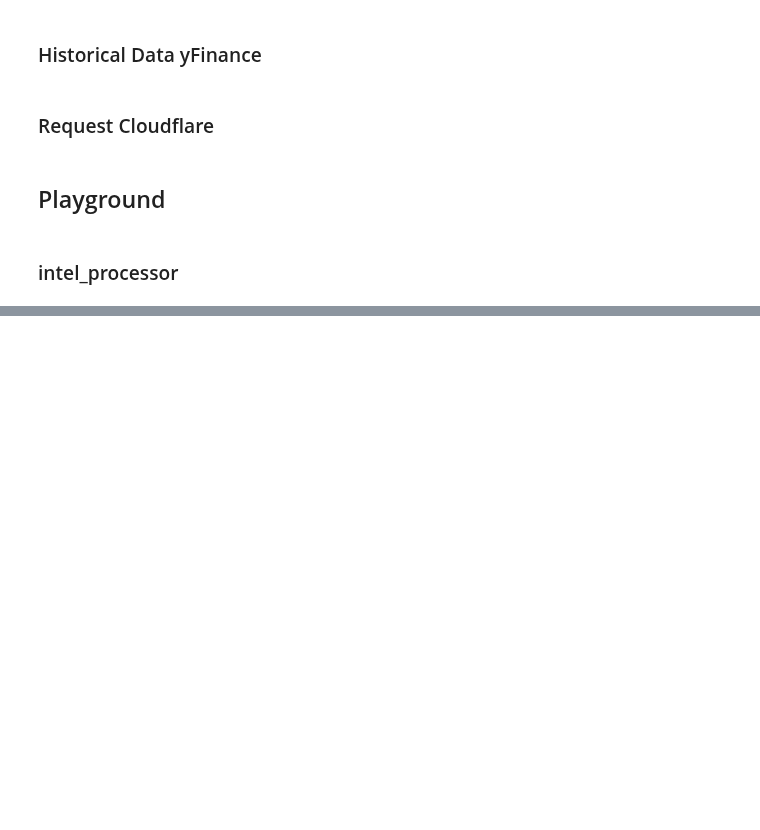
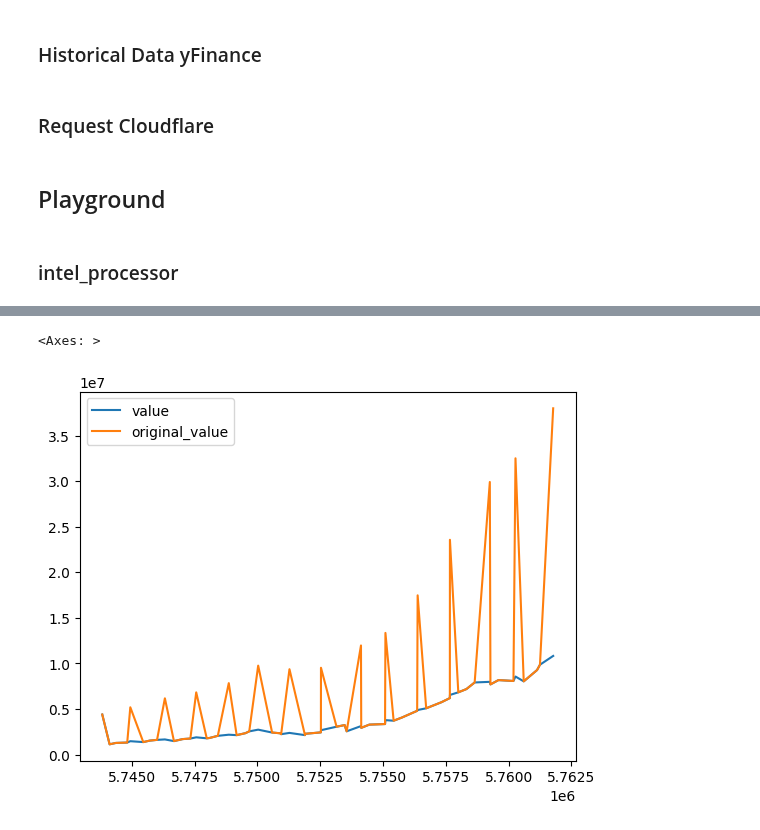
Before and after one commit to faustostangler/FLY_OLD, a Jupyter notebook: playground.ipynb, the cells around one changed output, grey strips where cells are left out. Saved outputs shown, nothing was run; the diff lists cells and outputs as text; code cells hidden in the pictures; blank space fills up the shorter version.

Commit message:
statements_processor per company

```diff
--- a/playground.ipynb
+++ b/playground.ipynb
@@ -533,0 +501,3 @@ Empresa: 515. TELEMAR NORTE LESTE SA - 4609 linhas
+# %%
+csv_norm = r"D:\Fausto Stangler\Documentos\Python\FLY\tbl_statements_normalized.csv"
+df_norm = pd.read_csv(csv_norm)
@@ -533,0 +524,15 @@ Empresa: 515. TELEMAR NORTE LESTE SA - 4609 linhas
+# %%
+company_name = 'WEG SA'
+typ = 'DFs Consolidadas'
+account = '03.01'
+
+mask = df_norm['company_name'] == company_name
+mask&= df_norm['type'] == typ
+mask&= df_norm['account'] == account
+
+df_norm[mask].sort_values(by="quarter")
+
+df_norm[mask][['quarter', 'value', 'original_value']].plot()
+# %% [output]
+<Axes: >
+[figure, added]
```
Also changed, not shown: parts of 19 cells of this notebook, 8 other files.
